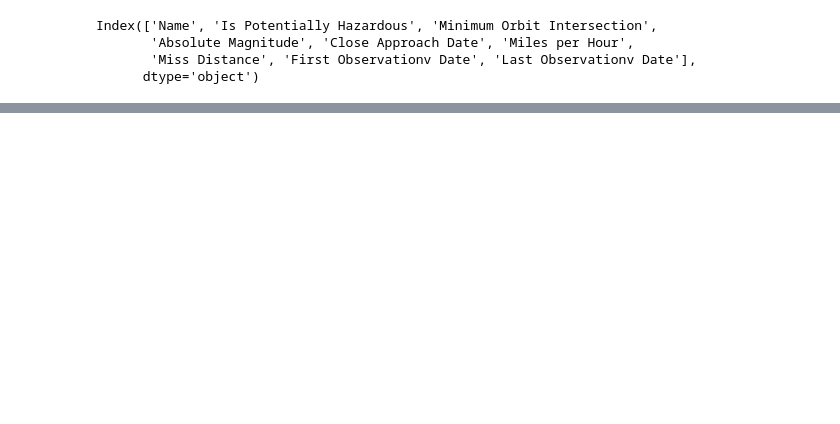
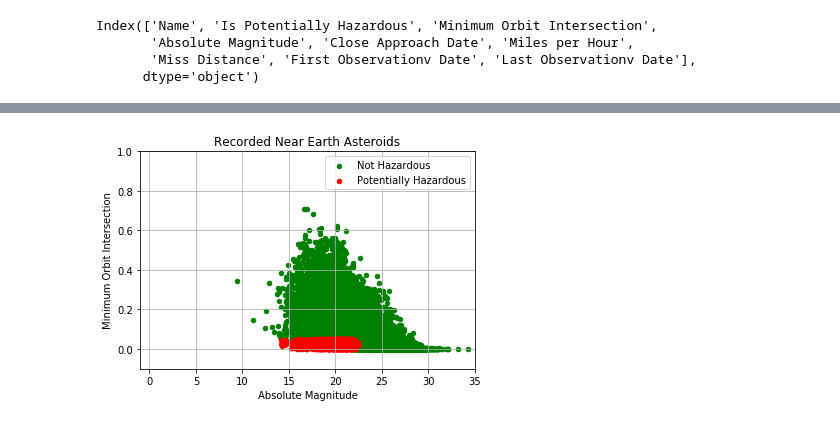
Before and after one commit to karthikk24/Team-R2FK, a Jupyter notebook: Python Plots.ipynb, the cells around one changed output, grey strips where cells are left out. Drawn from its saved outputs; the diff is of its cells as text; code cells hidden in the pictures; blank space fills up the shorter version.

Commit message:
Add files via upload
added some plots

```diff
--- a/Python Plots.ipynb
+++ b/Python Plots.ipynb
@@ -21,0 +31,11 @@ plt.show()
+# %%
+#Creates a scatter plot that shows all of the asteroids sorted by whether it is potentially hazardous or not.
+hazard_data = data.loc[data["Is Potentially Hazardous"] == True , :]
+not_hazard = data.loc[data["Is Potentially Hazardous"] == False , :]
+ax = not_hazard.plot(kind='scatter', x='Absolute Magnitude', y='Minimum Orbit Intersection', c="green", label="Not Hazardous")
+hazard_data.plot(kind="scatter", y='Minimum Orbit Intersection', x='Absolute Magnitude', grid=True, c='red', label = "Potentially Hazardous",title="Recorded Near Earth Asteroids", ax=ax)
+plt.ylim(-.1,1,.25)
+plt.xlim(-1,35,3)
+plt.show()
+# %% [output]
+[figure, added]
```
Also changed, not shown: parts of 4 cells of this notebook.
